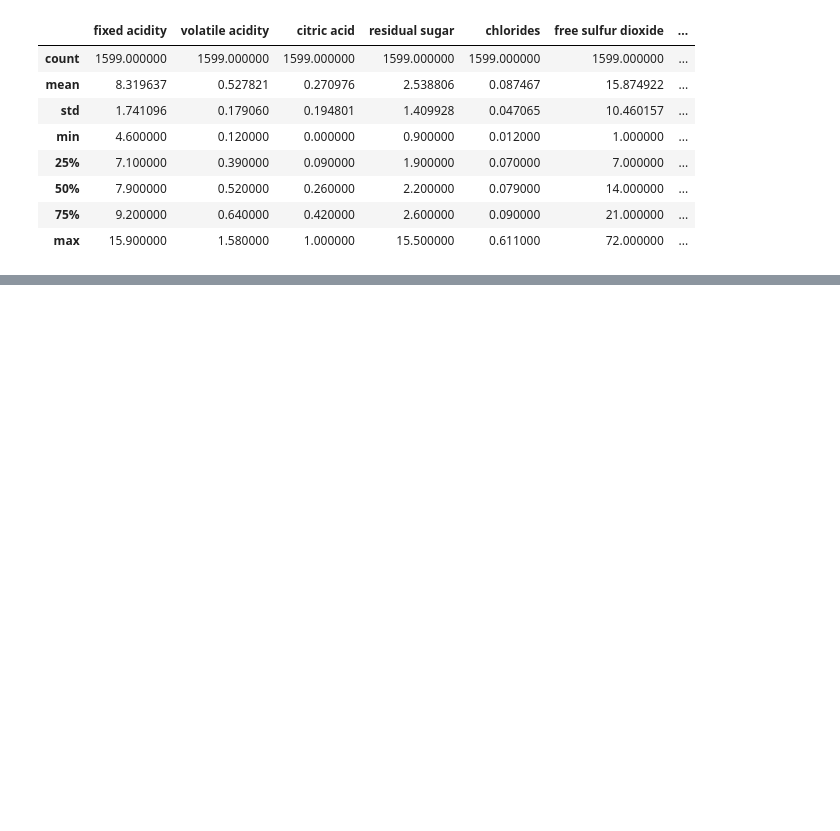
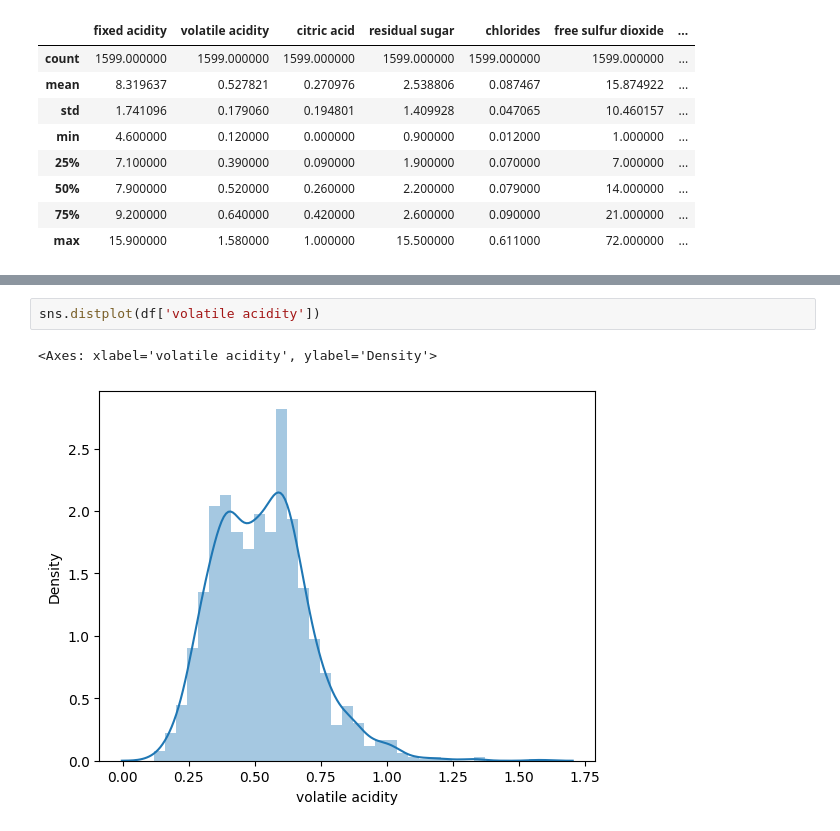
Before and after one commit to demohari/eda, a Jupyter notebook: stat.ipynb, the cells around one changed output, grey strips where cells are left out. Drawn from its saved outputs; the diff is of its cells as text; blank space fills up the shorter version.

```diff
--- a/stat.ipynb
+++ b/stat.ipynb
@@ -295,0 +315,5 @@ df.describe()
+# %%
+sns.distplot(df['volatile acidity'])
+# %% [output]
+<Axes: xlabel='volatile acidity', ylabel='Density'>
+[figure, added]
```
Also changed, not shown: parts of 42 cells of this notebook, 1 other file.
